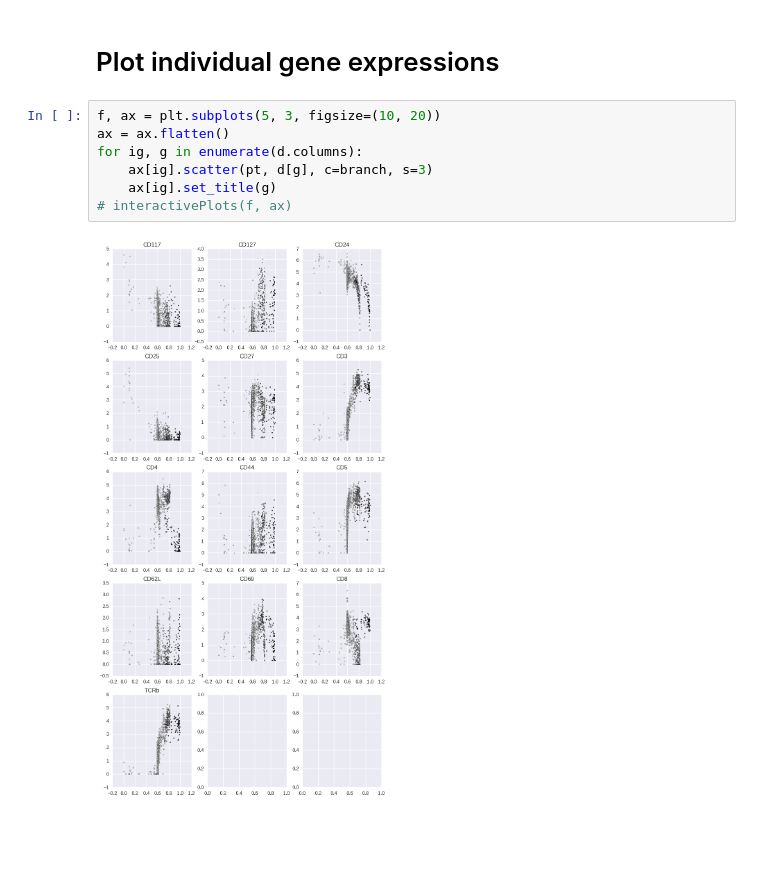
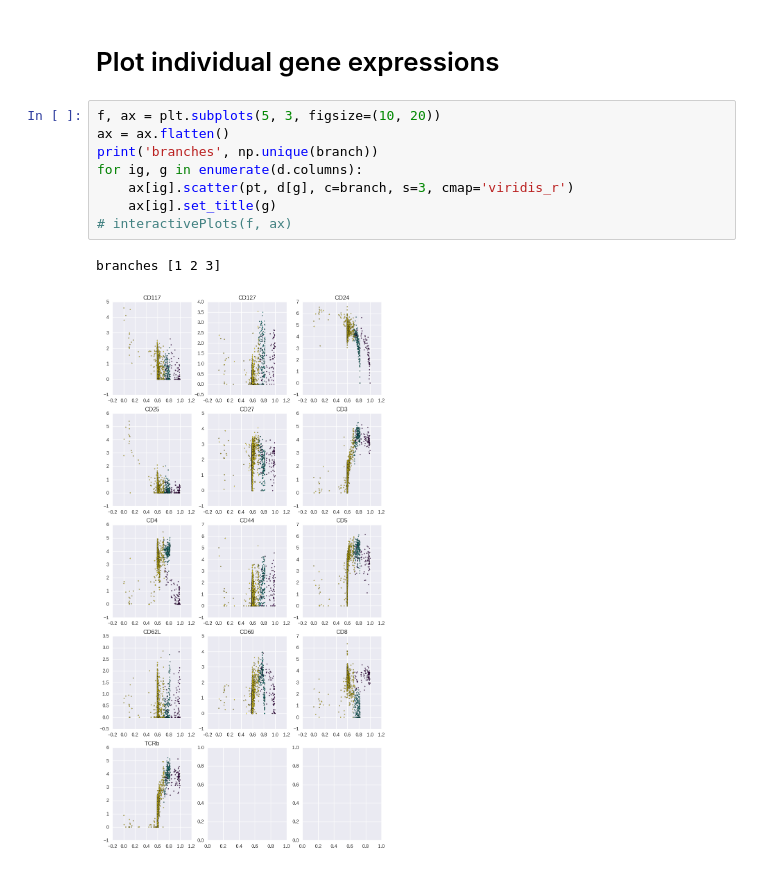
Before and after one commit to ManchesterBioinference/BranchedGP, a Jupyter notebook: singlecell/MassCytofDimensionReduction.ipynb, the cells around one changed output. Saved outputs shown, nothing was run; the diff lists cells and outputs as text; blank space fills up the shorter version.

```diff
--- a/singlecell/MassCytofDimensionReduction.ipynb
+++ b/singlecell/MassCytofDimensionReduction.ipynb
@@ -119,9 +119,11 @@ interact(plotinteractPCA, strGene=list(d.columns.values)+['pt']+['branch'], show
 # %%
 f, ax = plt.subplots(5, 3, figsize=(10, 20))
 ax = ax.flatten()
+print('branches', np.unique(branch))
 for ig, g in enumerate(d.columns):
-    ax[ig].scatter(pt, d[g], c=branch, s=3)
+    ax[ig].scatter(pt, d[g], c=branch, s=3, cmap='viridis_r')
     ax[ig].set_title(g)
 # interactivePlots(f, ax)
 # %% [output]
+branches [1 2 3]
-[figure, old version]
+[figure, new version]
```
Also changed, not shown: parts of 1 cell of this notebook, 1 other file.
